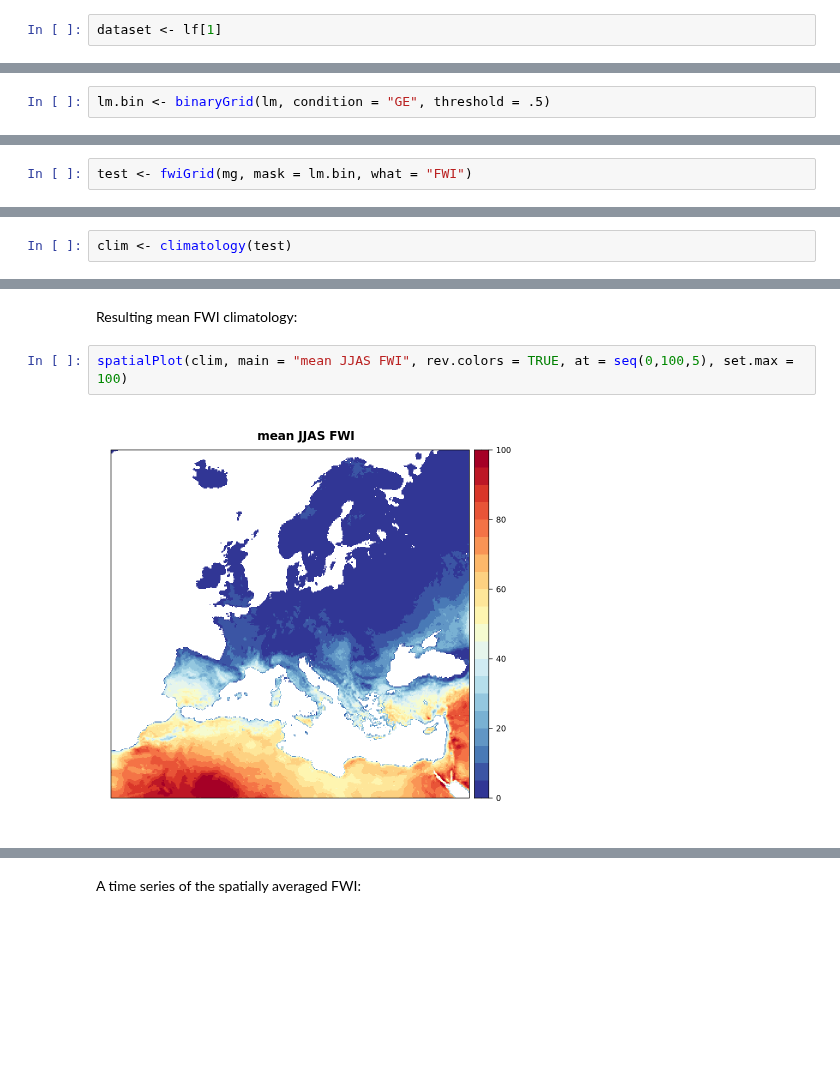
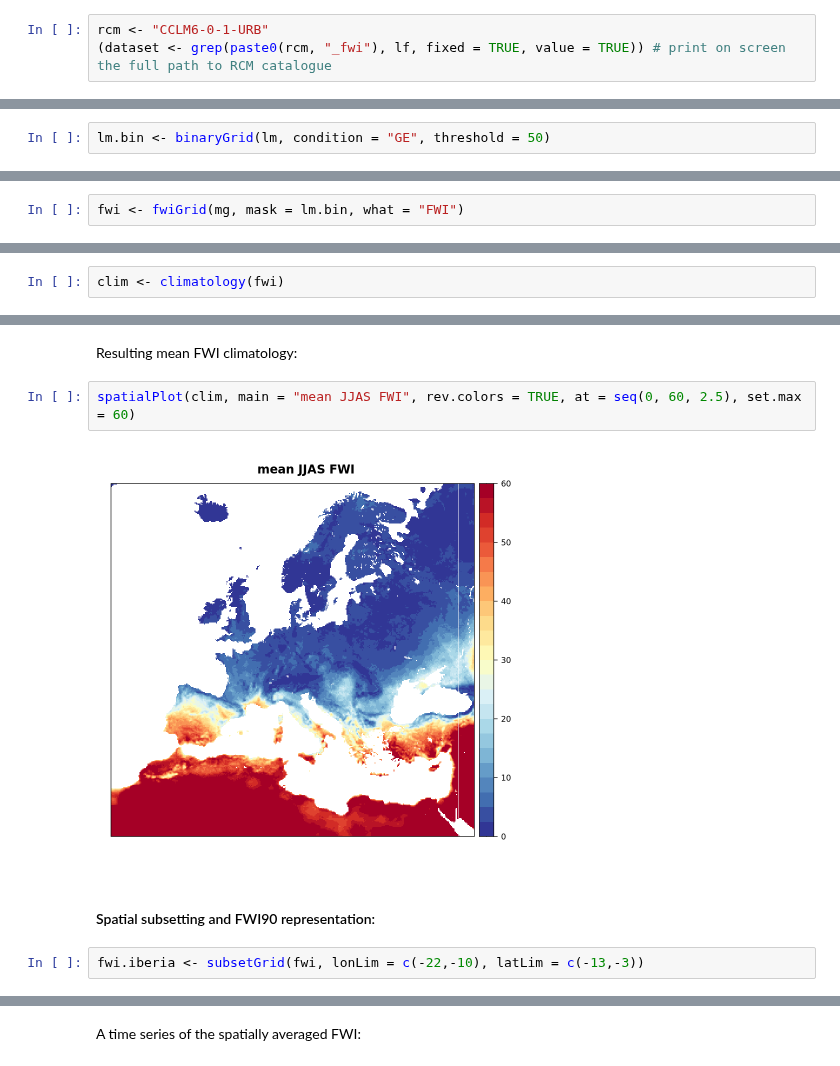
Before and after one commit to euro-cordex/fwi-evaluation, a Jupyter notebook: notebooks/FWI_example.ipynb, the cells around one changed output, grey strips where cells are left out. Drawn from its saved outputs; the diff is of its cells as text; blank space fills up the shorter version.

```diff
--- a/notebooks/FWI_example.ipynb
+++ b/notebooks/FWI_example.ipynb
@@ -49,2 +56,3 @@ lf <- list.files("../data_catalogs/", full.names = TRUE)
 # %%
-dataset <- lf[1]
+rcm <- "CCLM6-0-1-URB"
+(dataset <- grep(paste0(rcm, "_fwi"), lf, fixed = TRUE, value = TRUE)) # print on screen the full path to RCM catalogue
@@ -183,5 +195,5 @@ As the landmask is in essence a binary matrix telling the function where to comp
 # %%
-lm.bin <- binaryGrid(lm, condition = "GE", threshold = .5)
+lm.bin <- binaryGrid(lm, condition = "GE", threshold = 50)
 # %%
 spatialPlot(lm.bin, colorkey = FALSE, rev.colors = TRUE)
 # %% [output]
@@ -190,5 +202,5 @@ spatialPlot(lm.bin, colorkey = FALSE, rev.colors = TRUE)
 ## FWI Calculation
 The argument `what` can be set to other FWI components (`DC`, `FFMC`, `BUI`, etc.). The default is `"FWI"`, but we indicate it here anyway for clarity. The inclusion of the mask will ensure that land-only pixels are computed.
 # %%
-test <- fwiGrid(mg, mask = lm.bin, what = "FWI")
+fwi <- fwiGrid(mg, mask = lm.bin, what = "FWI")
 # %% [output]
@@ -200,3 +214,3 @@ test <- fwiGrid(mg, mask = lm.bin, what = "FWI")
 # %%
-clim <- climatology(test)
+clim <- climatology(fwi)
 # %% [output]
@@ -206,6 +220,10 @@ clim <- climatology(test)
 # %% [markdown]
 Resulting mean FWI climatology:
 # %%
-spatialPlot(clim, main = "mean JJAS FWI", rev.colors = TRUE, at = seq(0,100,5), set.max = 100)
+spatialPlot(clim, main = "mean JJAS FWI", rev.colors = TRUE, at = seq(0, 60, 2.5), set.max = 60)
 # %% [output]
-[figure, old version]
+[figure, new version]
+# %% [markdown]
+#### Spatial subsetting and FWI90 representation:
+# %%
+fwi.iberia <- subsetGrid(fwi, lonLim = c(-22,-10), latLim = c(-13,-3))
```
Also changed, not shown: parts of 39 cells of this notebook.
